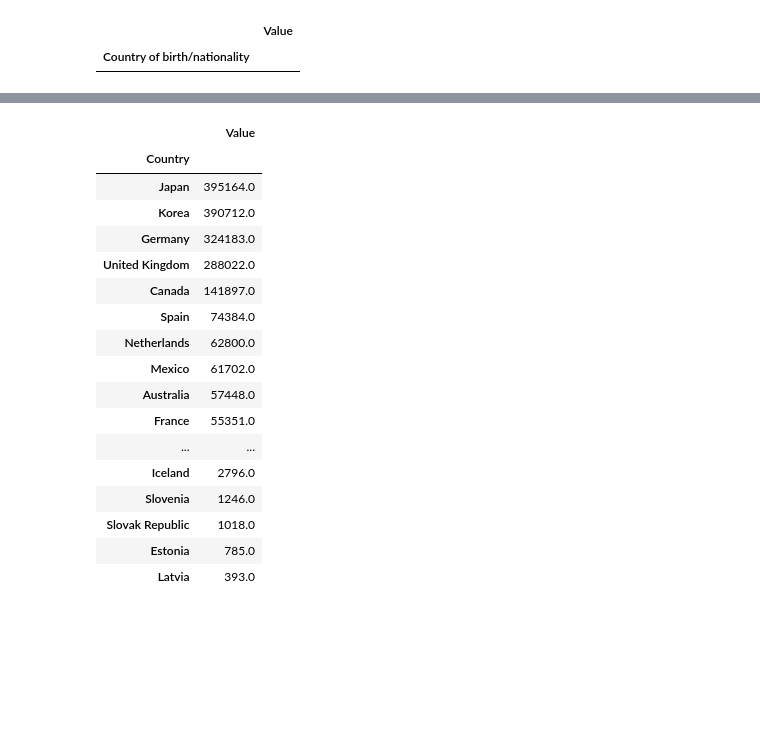
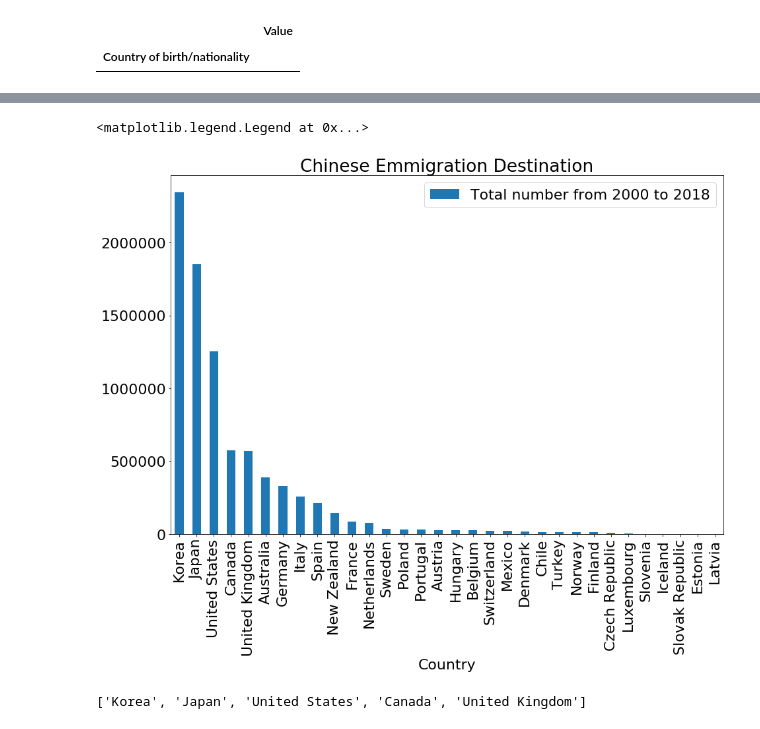
Before and after one commit to qzhang0130/ImmigrationAnalysis, a Jupyter notebook: ChineseEmmigrationAnalysis.ipynb, the cells around one changed output, grey strips where cells are left out. Saved outputs shown, nothing was run; the diff lists cells and outputs as text; code cells hidden in the pictures; blank space fills up the shorter version.

```diff
--- a/ChineseEmmigrationAnalysis.ipynb
+++ b/ChineseEmmigrationAnalysis.ipynb
@@ -43,4 +43,4 @@ immigration(df, "China")
 |  | Value |
 | Country of birth/nationality |  |
 # %%
-emmigration(df, "China")
+df_china_emmigration = emmigration(df, "China")
@@ -140,21 +47,8 @@ immigration(df, "Germany").iloc[:20,:]
-# %%
-emmigration(df, "United States")
-# %% [output]
-|  | Value |
-| Country |  |
-| Japan | 395164.0 |
-| Korea | 390712.0 |
-| Germany | 324183.0 |
-| United Kingdom | 288022.0 |
-| Canada | 141897.0 |
-| Spain | 74384.0 |
-| Netherlands | 62800.0 |
-| Mexico | 61702.0 |
-| Australia | 57448.0 |
-| France | 55351.0 |
-| ... | ... |
-| Iceland | 2796.0 |
-| Slovenia | 1246.0 |
-| Slovak Republic | 1018.0 |
-| Estonia | 785.0 |
-| Latvia | 393.0 |
+# %%
+plt.rcParams.update({'font.size': 22})
+df_china_emmigration.plot.bar(figsize=(15,10))
+plt.title("Chinese Emmigration Destination")
+plt.legend(["Total number from 2000 to 2018"])
+# %% [output]
+<matplotlib.legend.Legend at 0x...>
+[figure, added]
@@ -160,0 +57,4 @@ emmigration(df, "United States")
+# %%
+top_five_destinations
+# %% [output]
+['Korea', 'Japan', 'United States', 'Canada', 'United Kingdom']
```
Also changed, not shown: parts of 12 cells of this notebook.
